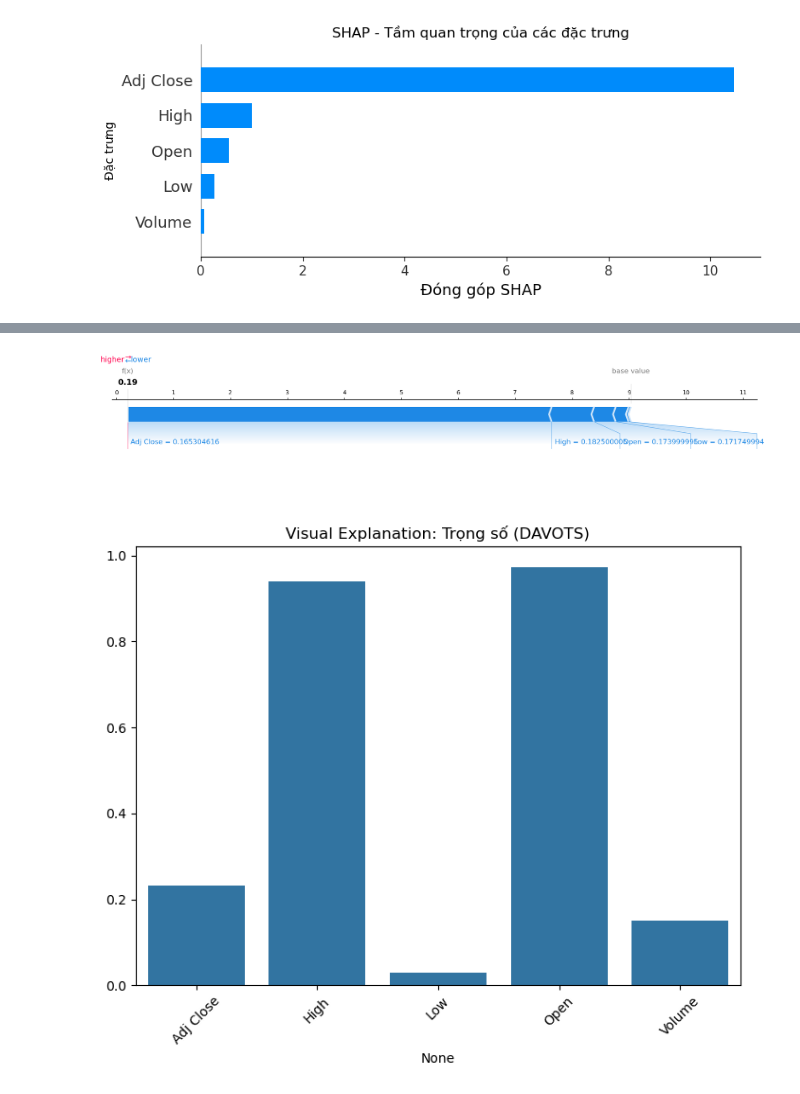
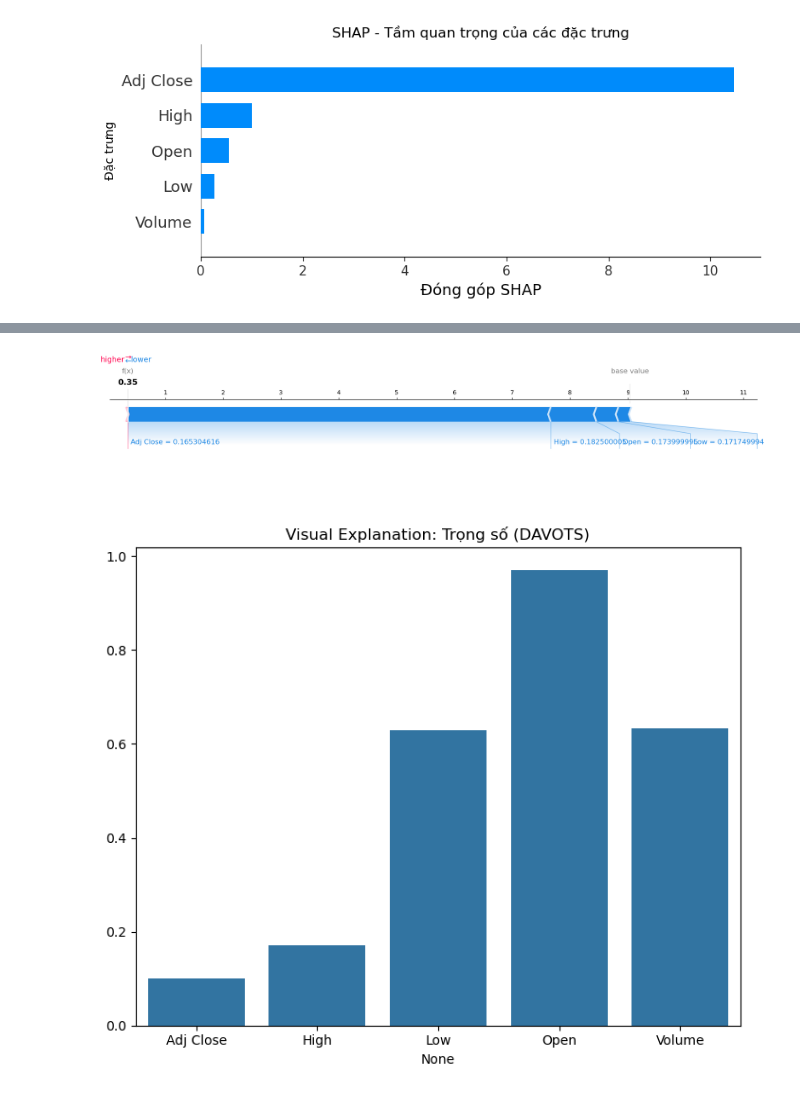
Before and after one commit to BludEir/B-n-S-H-, a Jupyter notebook: Assignment Nvidia/XAI for part 3.ipynb, the cells around one changed output, grey strips where cells are left out. Saved outputs shown, nothing was run; the diff lists cells and outputs as text; code cells hidden in the pictures.

```diff
--- a/Assignment Nvidia/XAI for part 3.ipynb
+++ b/Assignment Nvidia/XAI for part 3.ipynb
@@ -185,20 +160,20 @@ plt.show()
 # %%
 import matplotlib.pyplot as plt
 import seaborn as sns
 
 # Biểu đồ SHAP Force Plot (không gắn vào ax đã tạo)
 shap.initjs()
-force_plot_fig = shap.force_plot(explainer.expected_value, shap_values[0, :], X_test.iloc[0], matplotlib=True)
+force_plot_fig = shap.force_plot(explainer.expected_value, shap_values[5], X_test.iloc[0], matplotlib=True)
 plt.show()  # Sẽ hiển thị figure riêng
 
 # Hiển thị DAVOTS (trực quan hóa trọng số) trên subplot riêng
 fig, ax = plt.subplots(1, 1, figsize=(7,6))
 sns.barplot(x=X_test.columns, y=attention_weights[0], ax=ax)
 ax.set_title("Visual Explanation: Trọng số (DAVOTS)")
-plt.xticks(rotation=45)
+plt.xticks(rotation=0, ha="center")
 plt.tight_layout()
 plt.show()
 # %% [output]
 [interactive output not drawn]
-[figure, old version]
+[figure, new version]
-[figure, old version]
+[figure, new version]
```
Also changed, not shown: parts of 5 cells of this notebook, 2 other files.
